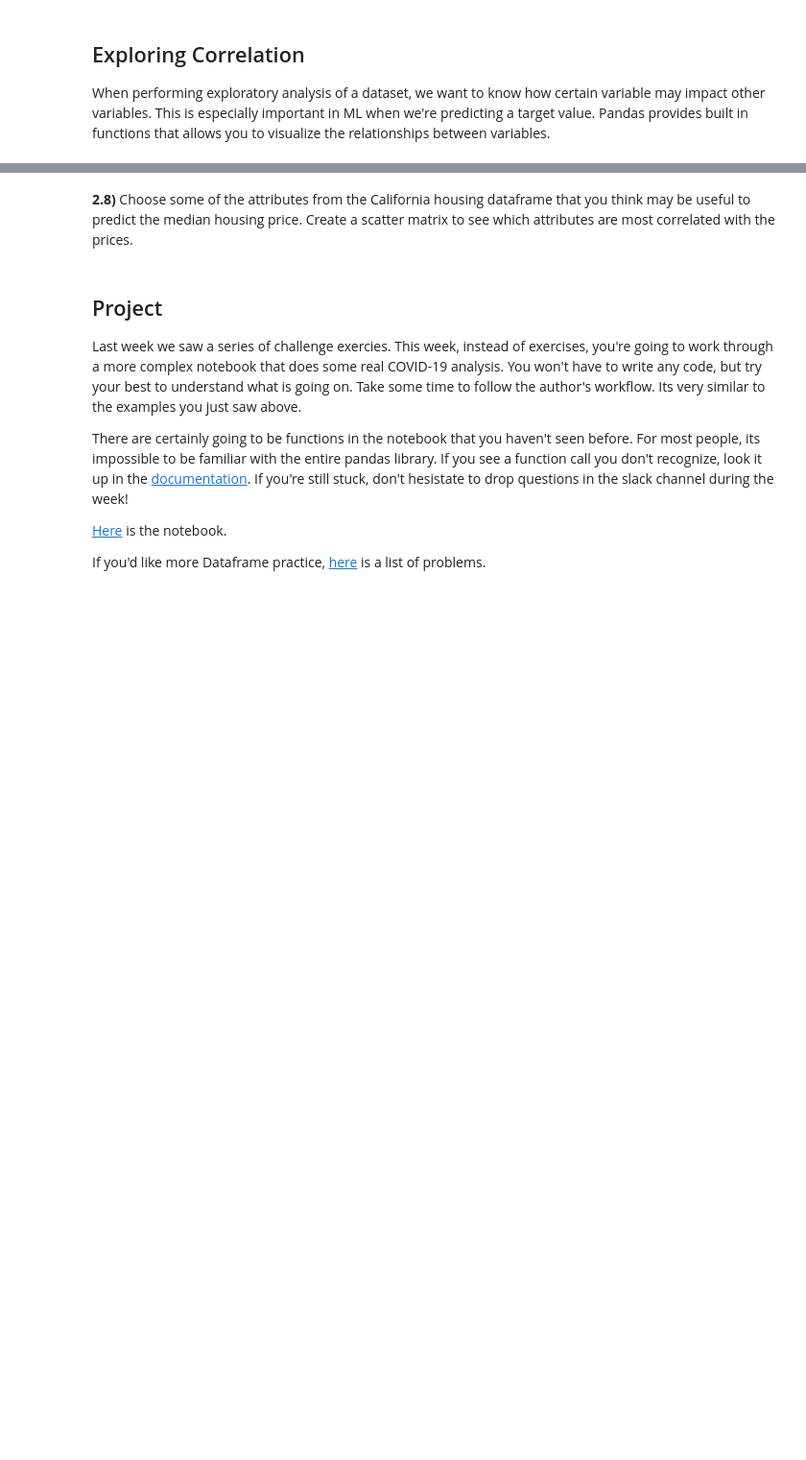
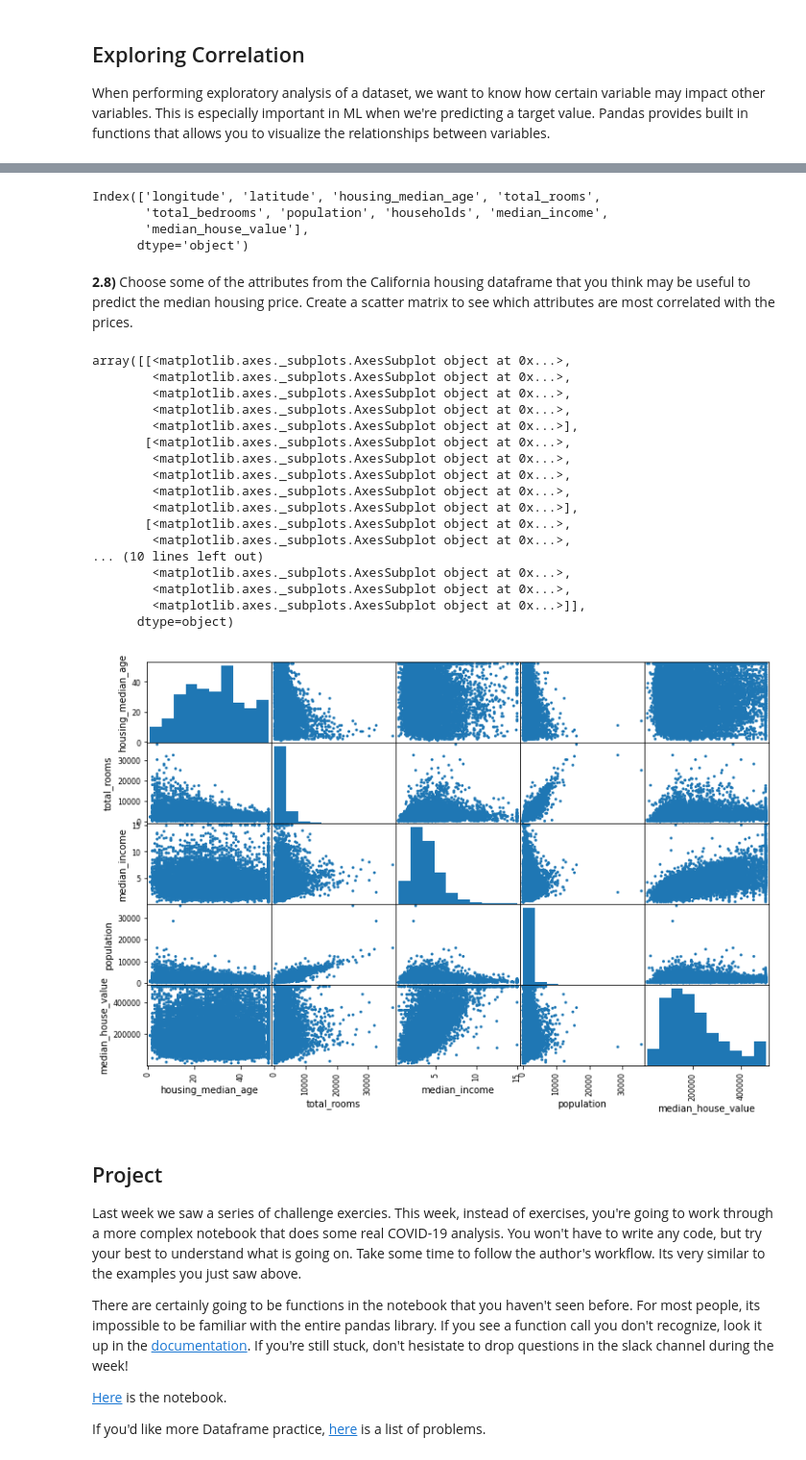
Before and after one commit to rwack2019/BDColab, a Jupyter notebook: week2_intro_to_pandas.ipynb, the cells around one changed output, grey strips where cells are left out. Shown at 96% size. Cells and saved outputs as stored; diff of their text form; code cells hidden in the pictures; blank space fills up the shorter version.

```diff
--- a/week2_intro_to_pandas.ipynb
+++ b/week2_intro_to_pandas.ipynb
@@ -609,2 +665,9 @@ scatter_matrix(iris_df[atts], figsize=(12,8), alpha=1)
+# %%
+housing_df.columns
+# %% [output]
+Index(['longitude', 'latitude', 'housing_median_age', 'total_rooms',
+       'total_bedrooms', 'population', 'households', 'median_income',
+       'median_house_value'],
+      dtype='object')
 # %% [markdown]
 **2.8)** Choose some of the attributes from the California housing dataframe that you think may be useful to predict the median housing price. Create a scatter matrix to see which attributes are most correlated with the prices.
@@ -613,3 +674,26 @@ scatter_matrix(iris_df[atts], figsize=(12,8), alpha=1)
+# %%
+#### YOUR CODE HERE ######
+atts = ['housing_median_age', 'total_rooms', 'median_income', 'population', 'median_house_value']
+scatter_matrix(housing_df[atts], figsize=(12,8), alpha=1)
+# %% [output]
+array([[<matplotlib.axes._subplots.AxesSubplot object at 0x...>,
+        <matplotlib.axes._subplots.AxesSubplot object at 0x...>,
+        <matplotlib.axes._subplots.AxesSubplot object at 0x...>,
+        <matplotlib.axes._subplots.AxesSubplot object at 0x...>,
+        <matplotlib.axes._subplots.AxesSubplot object at 0x...>],
+       [<matplotlib.axes._subplots.AxesSubplot object at 0x...>,
+        <matplotlib.axes._subplots.AxesSubplot object at 0x...>,
+        <matplotlib.axes._subplots.AxesSubplot object at 0x...>,
+        <matplotlib.axes._subplots.AxesSubplot object at 0x...>,
+        <matplotlib.axes._subplots.AxesSubplot object at 0x...>],
+       [<matplotlib.axes._subplots.AxesSubplot object at 0x...>,
+        <matplotlib.axes._subplots.AxesSubplot object at 0x...>,
+... (10 lines left out)
+        <matplotlib.axes._subplots.AxesSubplot object at 0x...>,
+        <matplotlib.axes._subplots.AxesSubplot object at 0x...>,
+        <matplotlib.axes._subplots.AxesSubplot object at 0x...>]],
+      dtype=object)
+[figure, added]
 # %% [markdown]
 ## Project
 
```
Also changed, not shown: parts of 9 cells of this notebook.
